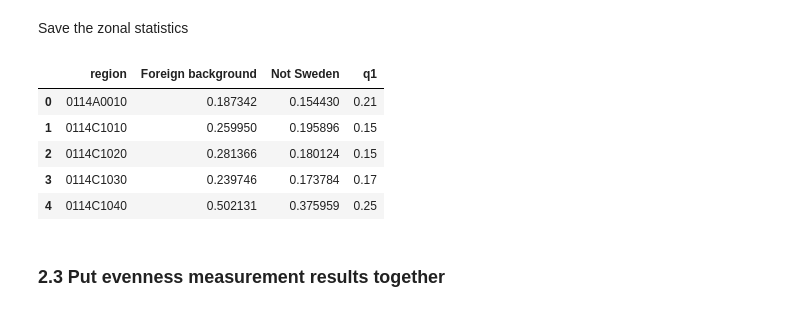
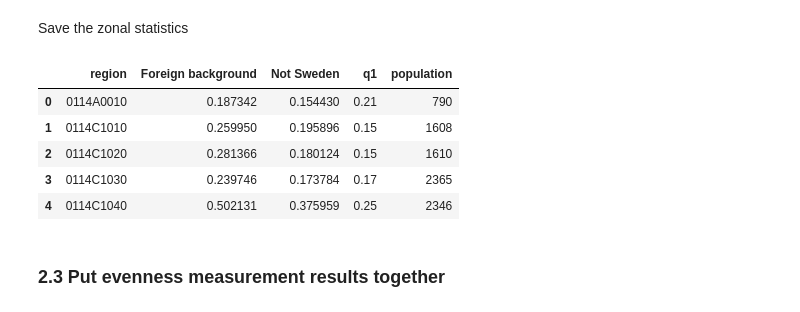
Before and after one commit to MobiSegInsights/mobi-social-segregation-se, a Jupyter notebook: src/4-residential-segregation.ipynb, the cells around one changed output. Drawn from its saved outputs; the diff is of its cells as text; code cells hidden in the pictures.

```diff
--- a/src/4-residential-segregation.ipynb
+++ b/src/4-residential-segregation.ipynb
@@ -193,13 +193,14 @@ df_rb.loc[:, 'Not Sweden'] = 1 - df_rb.loc[:, 'Sweden']
 # %%
 df_stats = pd.concat([df.set_index('region') for df in [df_b.loc[:, ['region', 'Foreign background']],
                                                         df_rb.loc[:, ['region', 'Not Sweden']],
-                                                        df_income.loc[:, ['region', 'q1']]]], axis=1).reset_index()
+                                                        df_income.loc[:, ['region', 'q1']],
+                                                        df_deso.loc[:, ['region', 'population']]]], axis=1).reset_index()
 df_stats.head()
 # %% [output]
-|  | region | Foreign background | Not Sweden | q1 |
-| 0 | 0114A0010 | 0.187342 | 0.154430 | 0.21 |
-| 1 | 0114C1010 | 0.259950 | 0.195896 | 0.15 |
-| 2 | 0114C1020 | 0.281366 | 0.180124 | 0.15 |
-| 3 | 0114C1030 | 0.239746 | 0.173784 | 0.17 |
-| 4 | 0114C1040 | 0.502131 | 0.375959 | 0.25 |
+|  | region | Foreign background | Not Sweden | q1 | population |
+| 0 | 0114A0010 | 0.187342 | 0.154430 | 0.21 | 790 |
+| 1 | 0114C1010 | 0.259950 | 0.195896 | 0.15 | 1608 |
+| 2 | 0114C1020 | 0.281366 | 0.180124 | 0.15 | 1610 |
+| 3 | 0114C1030 | 0.239746 | 0.173784 | 0.17 | 2365 |
+| 4 | 0114C1040 | 0.502131 | 0.375959 | 0.25 | 2346 |
 # %%
```
Also changed, not shown: parts of 1 cell of this notebook, 1 other file.
